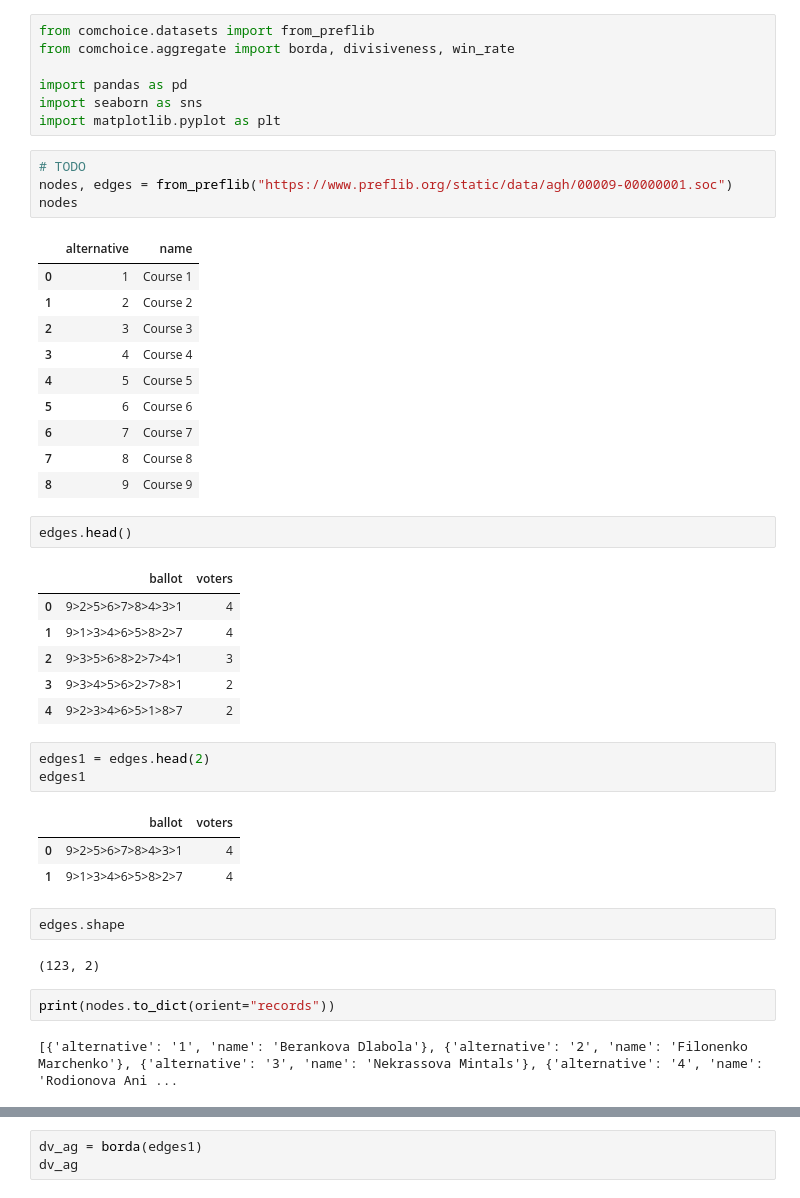
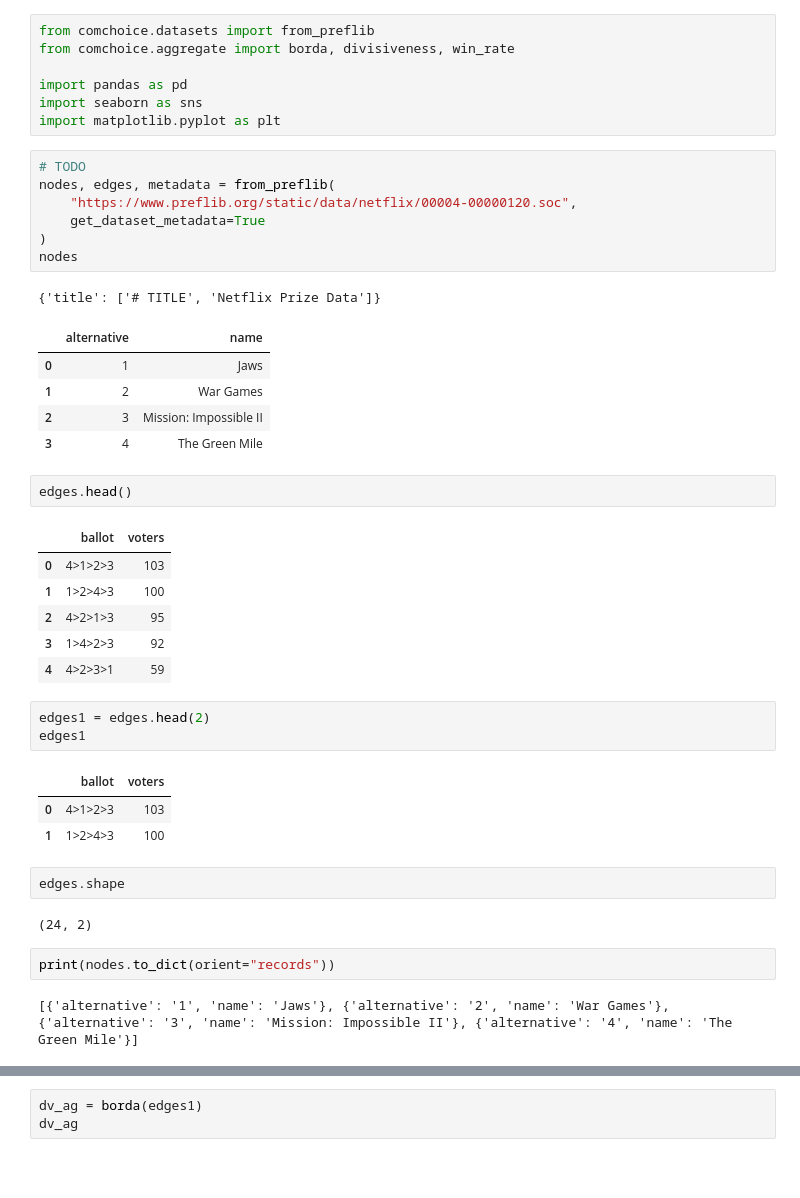
Before and after one commit to CenterForCollectiveLearning/comchoice, a Jupyter notebook: examples/Convert Preflib.ipynb, the cells around one changed output, grey strips where cells are left out. Saved outputs shown, nothing was run; the diff lists cells and outputs as text; blank space fills up the shorter version.

Commit message:
creates get_dataset_metadata function

```diff
--- a/examples/Convert Preflib.ipynb
+++ b/examples/Convert Preflib.ipynb
@@ -10,43 +10,42 @@ import seaborn as sns
 import matplotlib.pyplot as plt
 # %%
 # TODO
-nodes, edges = from_preflib("https://www.preflib.org/static/data/agh/00009-00000001.soc")
+nodes, edges, metadata = from_preflib(
+    "https://www.preflib.org/static/data/netflix/00004-00000120.soc",
+    get_dataset_metadata=True
+)
 nodes
 # %% [output]
+{'title': ['# TITLE', 'Netflix Prize Data']}
 |  | alternative | name |
-| 0 | 1 | Course 1 |
-| 1 | 2 | Course 2 |
-| 2 | 3 | Course 3 |
-| 3 | 4 | Course 4 |
-| 4 | 5 | Course 5 |
-| 5 | 6 | Course 6 |
-| 6 | 7 | Course 7 |
-| 7 | 8 | Course 8 |
-| 8 | 9 | Course 9 |
+| 0 | 1 | Jaws |
+| 1 | 2 | War Games |
+| 2 | 3 | Mission: Impossible II |
+| 3 | 4 | The Green Mile |
 # %%
 edges.head()
 # %% [output]
 |  | ballot | voters |
-| 0 | 9>2>5>6>7>8>4>3>1 | 4 |
-| 1 | 9>1>3>4>6>5>8>2>7 | 4 |
-| 2 | 9>3>5>6>8>2>7>4>1 | 3 |
-| 3 | 9>3>4>5>6>2>7>8>1 | 2 |
-| 4 | 9>2>3>4>6>5>1>8>7 | 2 |
+| 0 | 4>1>2>3 | 103 |
+| 1 | 1>2>4>3 | 100 |
+| 2 | 4>2>1>3 | 95 |
+| 3 | 1>4>2>3 | 92 |
+| 4 | 4>2>3>1 | 59 |
 # %%
 edges1 = edges.head(2)
 edges1
 # %% [output]
 |  | ballot | voters |
-| 0 | 9>2>5>6>7>8>4>3>1 | 4 |
-| 1 | 9>1>3>4>6>5>8>2>7 | 4 |
+| 0 | 4>1>2>3 | 103 |
+| 1 | 1>2>4>3 | 100 |
 # %%
 edges.shape
 # %% [output]
-(123, 2)
+(24, 2)
 # %%
 print(nodes.to_dict(orient="records"))
 # %% [output]
-[{'alternative': '1', 'name': 'Berankova Dlabola'}, {'alternative': '2', 'name': 'Filonenko Marchenko'}, {'alternative': '3', 'name': 'Nekrassova Mintals'}, {'alternative': '4', 'name': 'Rodionova Ani ...
+[{'alternative': '1', 'name': 'Jaws'}, {'alternative': '2', 'name': 'War Games'}, {'alternative': '3', 'name': 'Mission: Impossible II'}, {'alternative': '4', 'name': 'The Green Mile'}]
 # %%
 df_dv = divisiveness(
     edges1,
```
Also changed, not shown: parts of 1 cell of this notebook, 1 other file.
